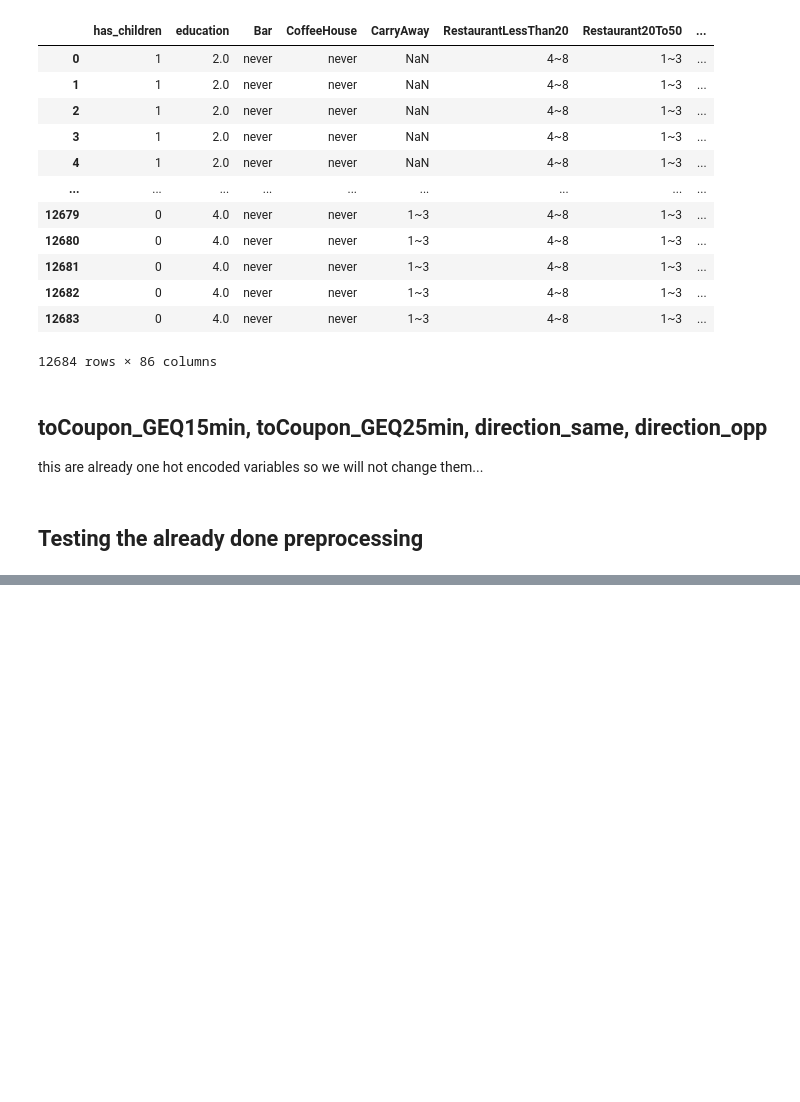
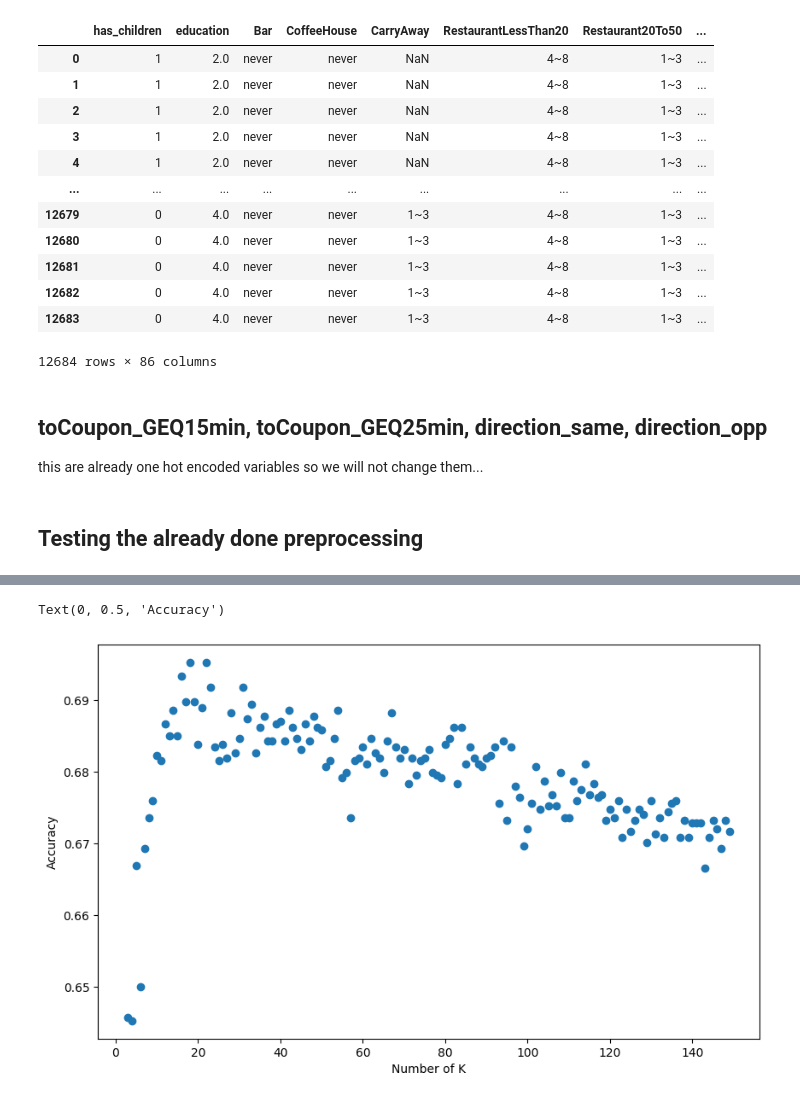
Before and after one commit to gabriel-marchetti/personal, a Jupyter notebook: aula_unicamp/2024_1s/mc886/Trabalhos/Trabalho1/code.ipynb, the cells around one changed output, grey strips where cells are left out. Saved outputs shown, nothing was run; the diff lists cells and outputs as text; code cells hidden in the pictures; blank space fills up the shorter version.

```diff
--- a/aula_unicamp/2024_1s/mc886/Trabalhos/Trabalho1/code.ipynb
+++ b/aula_unicamp/2024_1s/mc886/Trabalhos/Trabalho1/code.ipynb
@@ -543,0 +688,4 @@ X_testing_preprocessing
+# %%
+X_testing_preprocessing_KNN = X_testing_preprocessing.copy()
+y_testing_preprocessing_KNN = y.copy()
+X_train, X_test, y_train, y_test = train_test_split(X_testing_preprocessing_KNN, y_testing_preprocessing_KNN, test_size=0.2, random_state=42)
@@ -543,0 +701,20 @@ X_testing_preprocessing
+# %%
+## Testing the bias-variance tradeoff
+y_accuracies = []
+x_ticks = []
+for k in range(3, 150):
+    KNN = KNeighborsClassifier(n_neighbors=k)
+    KNN.fit(X_train, y_train)
+    y_prime_test = KNN.predict(X_test)
+
+    accuracy = accuracy_score(y_test, y_prime_test)
+    y_accuracies.append(accuracy)
+    x_ticks.append(k)
+
+fig, axes = plt.subplots(figsize=(10,6))
+axes.scatter(x_ticks, y_accuracies)
+axes.set_xlabel('Number of K')
+axes.set_ylabel('Accuracy')
+# %% [output]
+Text(0, 0.5, 'Accuracy')
+[figure, added]
```
Also changed, not shown: parts of 16 cells of this notebook.
